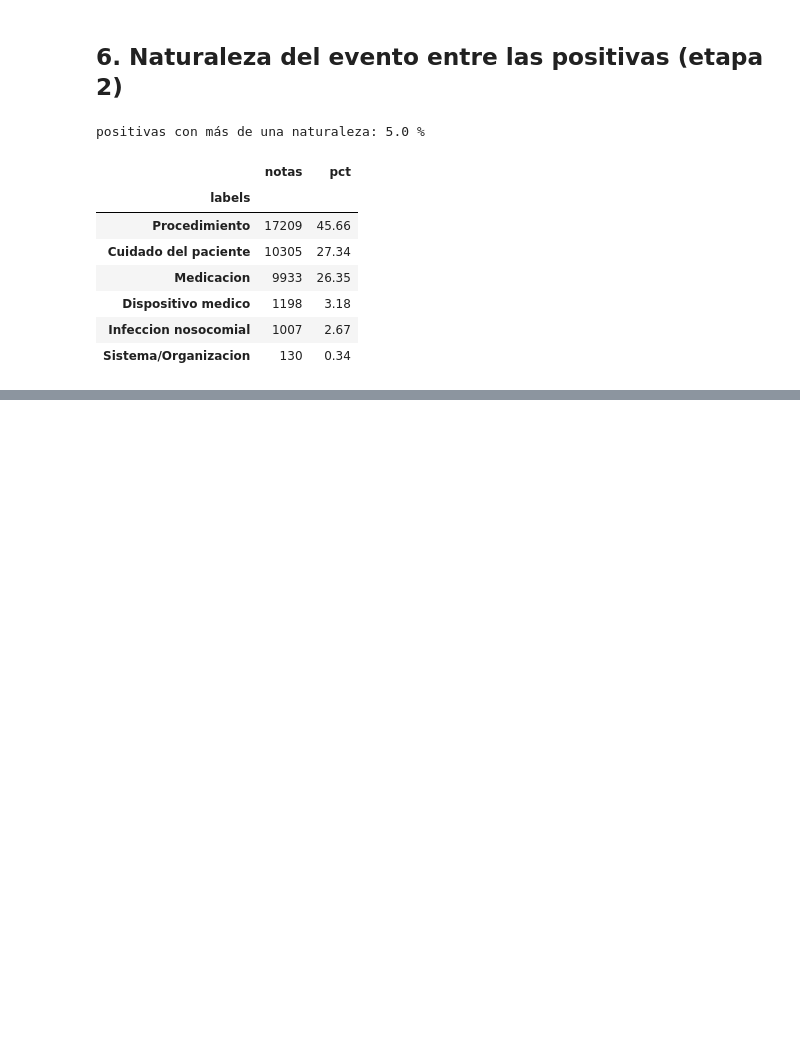
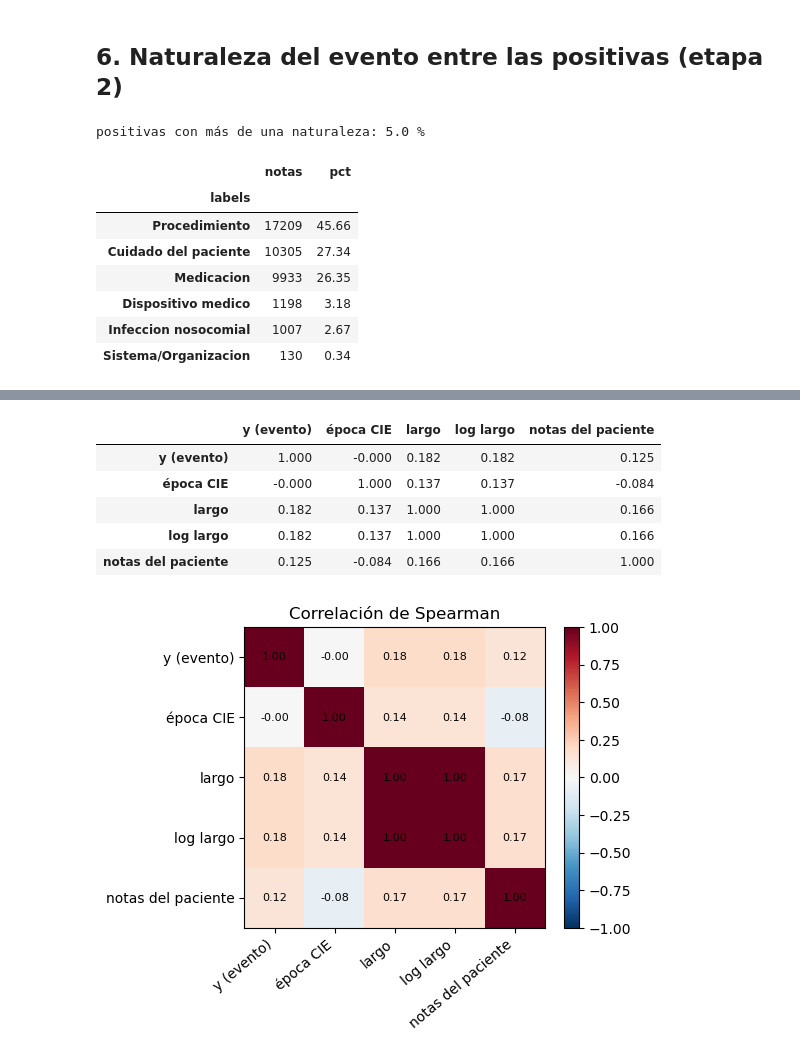
Before and after one commit to carlosperez100/mia14-trabajo-investigacion-ii-tesis-gemses-mimic, a Jupyter notebook: notebooks/01_EDA_sprint1.ipynb, the cells around one changed output, grey strips where cells are left out. Drawn from its saved outputs; the diff is of its cells as text; code cells hidden in the pictures; blank space fills up the shorter version.

```diff
--- a/notebooks/01_EDA_sprint1.ipynb
+++ b/notebooks/01_EDA_sprint1.ipynb
@@ -32,0 +37,12 @@ prevalencia real en MIMIC-IV: 0.2012
+# %%
+df["largo"] = df.text.str.len()
+cols = ["note_id", "subject_id", "hadm_id", "y", "epoca", "split", "largo"]
+calidad = pd.DataFrame({"tipo": df[cols].dtypes.astype(str), "nulos": df[cols].isna().sum(),
+                        "únicos": df[cols].nunique()})
+display(calidad)
+print("note_id duplicados:", int(df.note_id.duplicated().sum()))
+print("hadm_id duplicados:", int(df.hadm_id.duplicated().sum()))
+print("textos idénticos repetidos:", int(df.text.duplicated().sum()))
+print("rango de largo (caracteres):", int(df.largo.min()), "-", int(df.largo.max()))
+q1, q3 = df.largo.quantile([.25, .75]); lim = q3 + 1.5 * (q3 - q1)
+print(f"outliers de largo (> Q3 + 1.5·IQR = {lim:,.0f}): {(df.largo > lim).sum():,} ({100*(df.largo > lim).mean():.1f} %)")
@@ -144,0 +162,22 @@ Cada cifra sale de las celdas de arriba o de `reportes/baseline_resultados.json`
+# %%
+npac = df.groupby("subject_id").note_id.transform("count")
+num = pd.DataFrame({"y (evento)": df.y, "época CIE": df.epoca, "largo": df.largo,
+                    "log largo": np.log10(df.largo), "notas del paciente": npac})
+corr = num.corr(method="spearman").round(3)
+display(corr)
+fig, ax = plt.subplots(figsize=(5.5, 4.5))
+im = ax.imshow(corr, cmap="RdBu_r", vmin=-1, vmax=1)
+ax.set_xticks(range(len(corr)), corr.columns, rotation=40, ha="right"); ax.set_yticks(range(len(corr)), corr.index)
+for i in range(len(corr)):
+    for j in range(len(corr)):
+        ax.text(j, i, f"{corr.iloc[i, j]:.2f}", ha="center", va="center", fontsize=8)
+ax.set_title("Correlación de Spearman"); fig.colorbar(im); fig.tight_layout()
+fig.savefig(RAIZ / "reportes/figuras/fig_eda_correlaciones.png", dpi=160)
+# %% [output]
+|  | y (evento) | época CIE | largo | log largo | notas del paciente |
+| y (evento) | 1.000 | -0.000 | 0.182 | 0.182 | 0.125 |
+| época CIE | -0.000 | 1.000 | 0.137 | 0.137 | -0.084 |
+| largo | 0.182 | 0.137 | 1.000 | 1.000 | 0.166 |
+| log largo | 0.182 | 0.137 | 1.000 | 1.000 | 0.166 |
+| notas del paciente | 0.125 | -0.084 | 0.166 | 0.166 | 1.000 |
+[figure, added]
```
Also changed, not shown: parts of 8 cells of this notebook, 10 other files.
